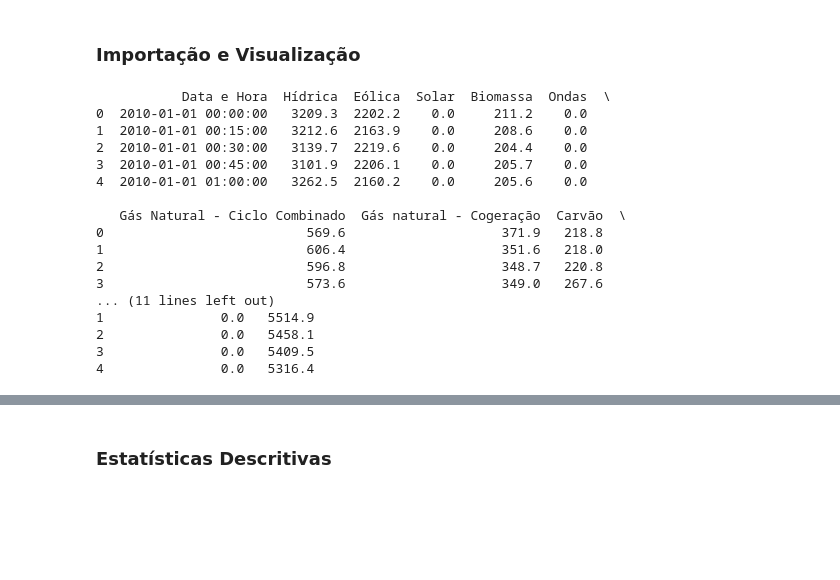
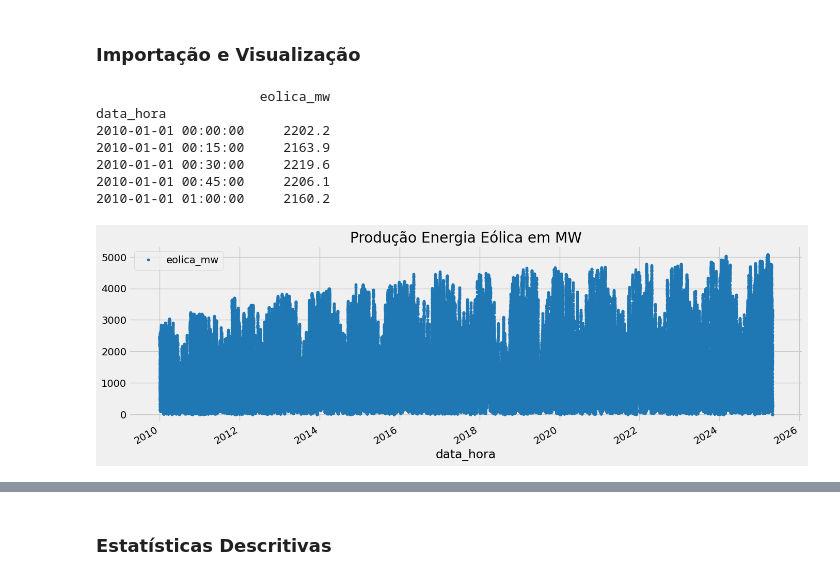
Before and after one commit to tjpoa/wind-energy-forecast, a Jupyter notebook: notebooks/EDA.ipynb, the cells around one changed output, grey strips where cells are left out. Saved outputs shown, nothing was run; the diff lists cells and outputs as text; code cells hidden in the pictures; blank space fills up the shorter version.

```diff
--- a/notebooks/EDA.ipynb
+++ b/notebooks/EDA.ipynb
@@ -7,30 +7,32 @@ import pandas as pd
 import seaborn as sns
 import matplotlib.pyplot as plt
 import numpy as np
-import xarray as xr
+color_pal = sns.color_palette()
+plt.style.use('fivethirtyeight')
+# import xarray as xr
 # %% [markdown]
 ## Dataset da Repartição da Produção
 # %% [markdown]
 ### Importação e Visualização
 # %%
 df = pd.read_csv("../data/raw/ReparticaoProducao.csv", encoding='utf-8', sep=';', skiprows=2)
-
+df = df[['Data e Hora', 'Eólica']]
+df = df.rename(columns={'Eólica': 'eolica_mw', 'Data e Hora': 'data_hora'})
+df = df.set_index('data_hora')
+df.index = pd.to_datetime(df.index)
 print(df.head())
 # %% [output]
-           Data e Hora  Hídrica  Eólica  Solar  Biomassa  Ondas  \
-0  2010-01-01 00:00:00   3209.3  2202.2    0.0     211.2    0.0
-1  2010-01-01 00:15:00   3212.6  2163.9    0.0     208.6    0.0
-2  2010-01-01 00:30:00   3139.7  2219.6    0.0     204.4    0.0
-3  2010-01-01 00:45:00   3101.9  2206.1    0.0     205.7    0.0
-4  2010-01-01 01:00:00   3262.5  2160.2    0.0     205.6    0.0
-
-   Gás Natural - Ciclo Combinado  Gás natural - Cogeração  Carvão  \
-0                          569.6                    371.9   218.8
-1                          606.4                    351.6   218.0
-2                          596.8                    348.7   220.8
-3                          573.6                    349.0   267.6
-... (11 lines left out)
-1               0.0   5514.9
-2               0.0   5458.1
-3               0.0   5409.5
-4               0.0   5316.4
+                     eolica_mw
+data_hora
+2010-01-01 00:00:00     2202.2
+2010-01-01 00:15:00     2163.9
+2010-01-01 00:30:00     2219.6
+2010-01-01 00:45:00     2206.1
+2010-01-01 01:00:00     2160.2
+# %%
+df.plot(style=".",
+        figsize=(15, 5),
+        color=color_pal[0],
+        title="Produção Energia Eólica em MW");
+# %% [output]
+[figure, added]
```
Also changed, not shown: parts of 68 cells of this notebook, 7 other files.
